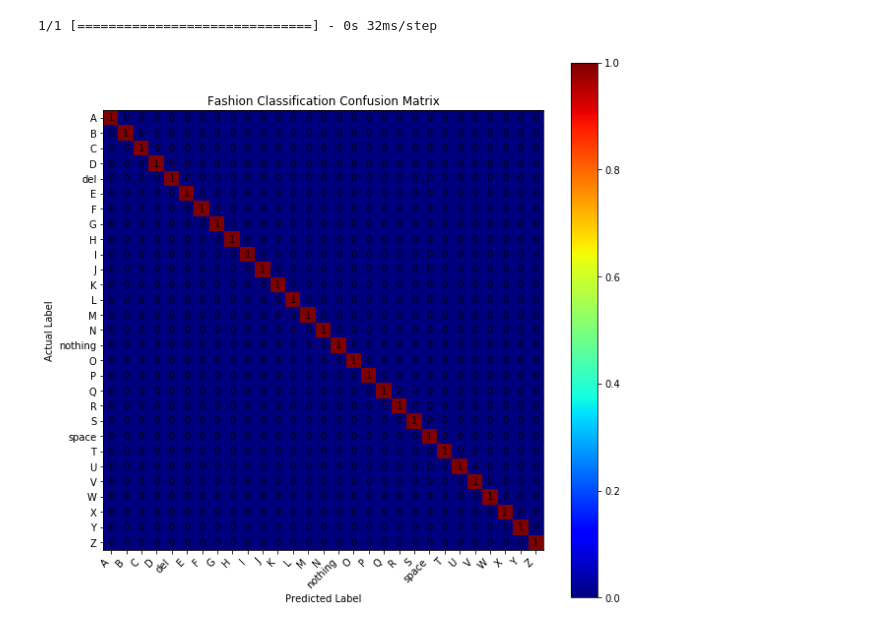
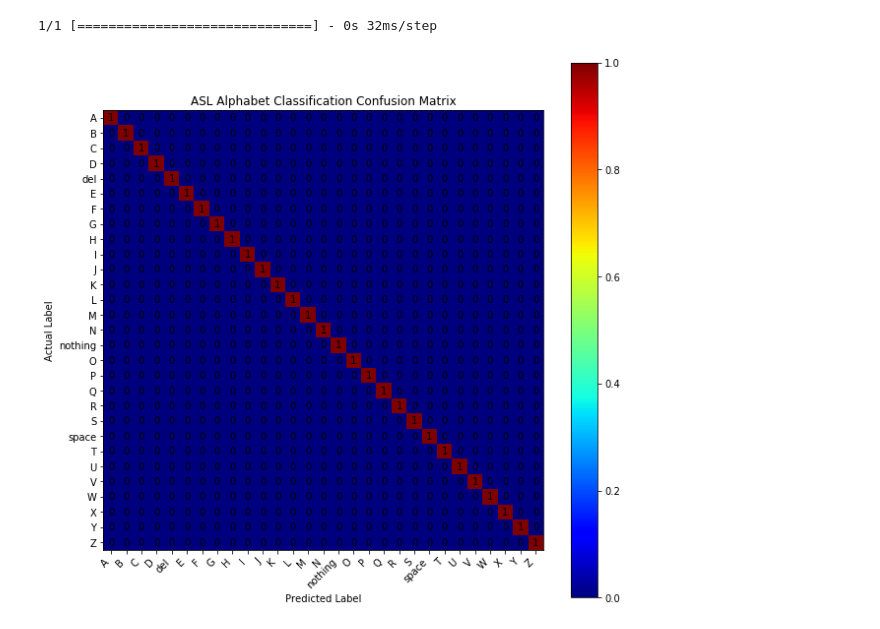
Before and after one commit to elizetran/ensf544_proj2, a Jupyter notebook: cnn.ipynb, the cells around one changed output. Cells and saved outputs as stored; diff of their text form; code cells hidden in the pictures.

Commit message:
Visualization improvements

```diff
--- a/cnn.ipynb
+++ b/cnn.ipynb
@@ -138,30 +138,30 @@ y_test = np.argmax(y_test, axis=1)
 # %%
 from sklearn.metrics import confusion_matrix
 
 cm = confusion_matrix(y_test, y_pred)
 fig = plt.figure()
 fig.set_figheight(10)
 fig.set_figwidth(10)
 plt.clf()
 ax = fig.add_subplot(111)
 ax.set_aspect(1)
 res = ax.imshow(np.array(cm), cmap=plt.cm.jet,
                 interpolation='nearest')
 
 width, height = cm.shape
 
 for x in range(width):
     for y in range(height):
         ax.annotate(str(cm[x][y]), xy=(y, x),
                     horizontalalignment='center',
                     verticalalignment='center')
 
 cb = fig.colorbar(res)
 plt.xticks(range(width), classes[:width], rotation=45, ha="right")
 plt.yticks(range(height), classes[:height])
-plt.title('Fashion Classification Confusion Matrix')
+plt.title('ASL Alphabet Classification Confusion Matrix')
 plt.xlabel("Predicted Label")
 plt.ylabel("Actual Label")
 plt.savefig('confusion_matrix.png', format='png')
 # %% [output]
-[figure, old version]
+[figure, new version]
```
Also changed, not shown: 1 other file.
